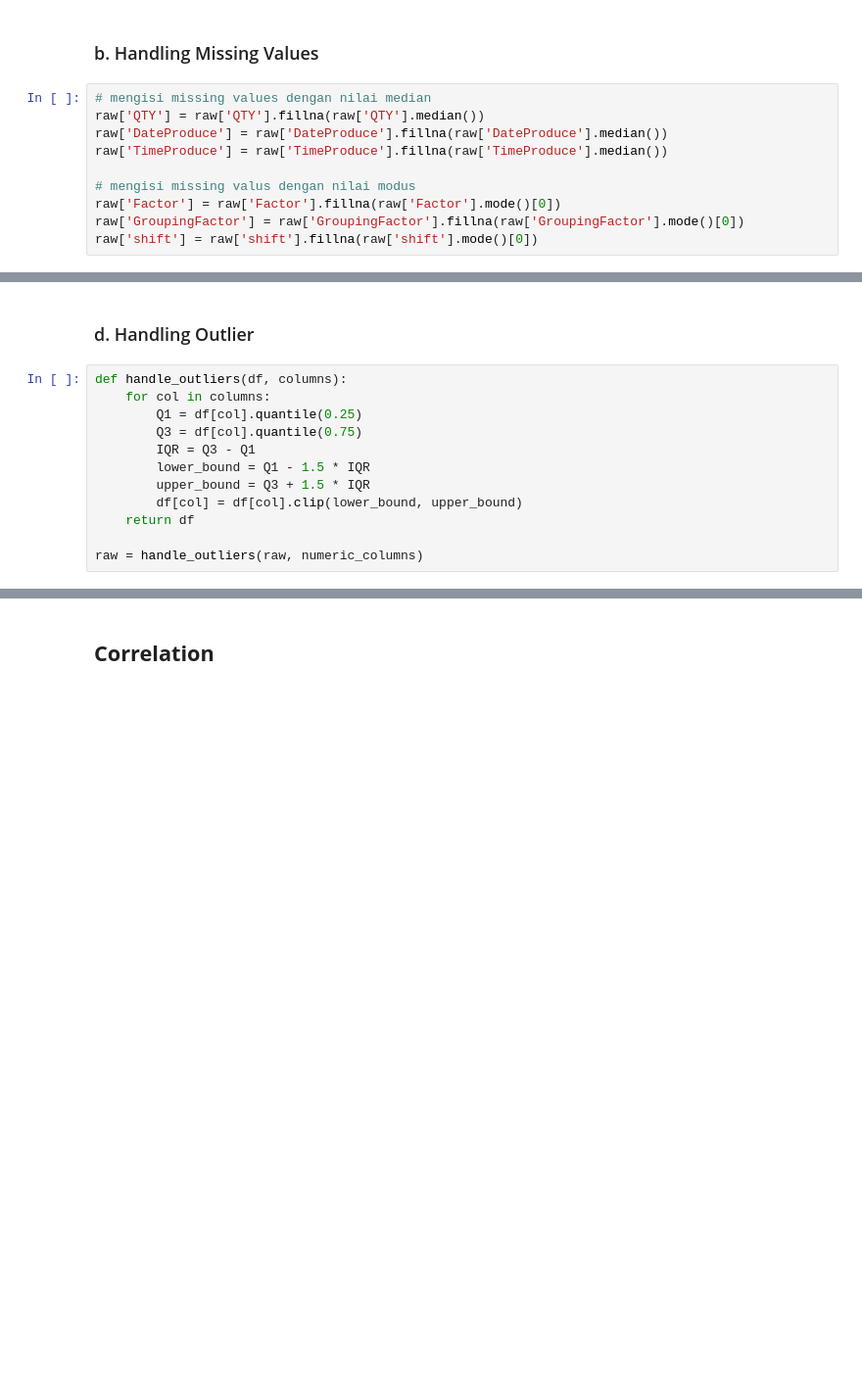
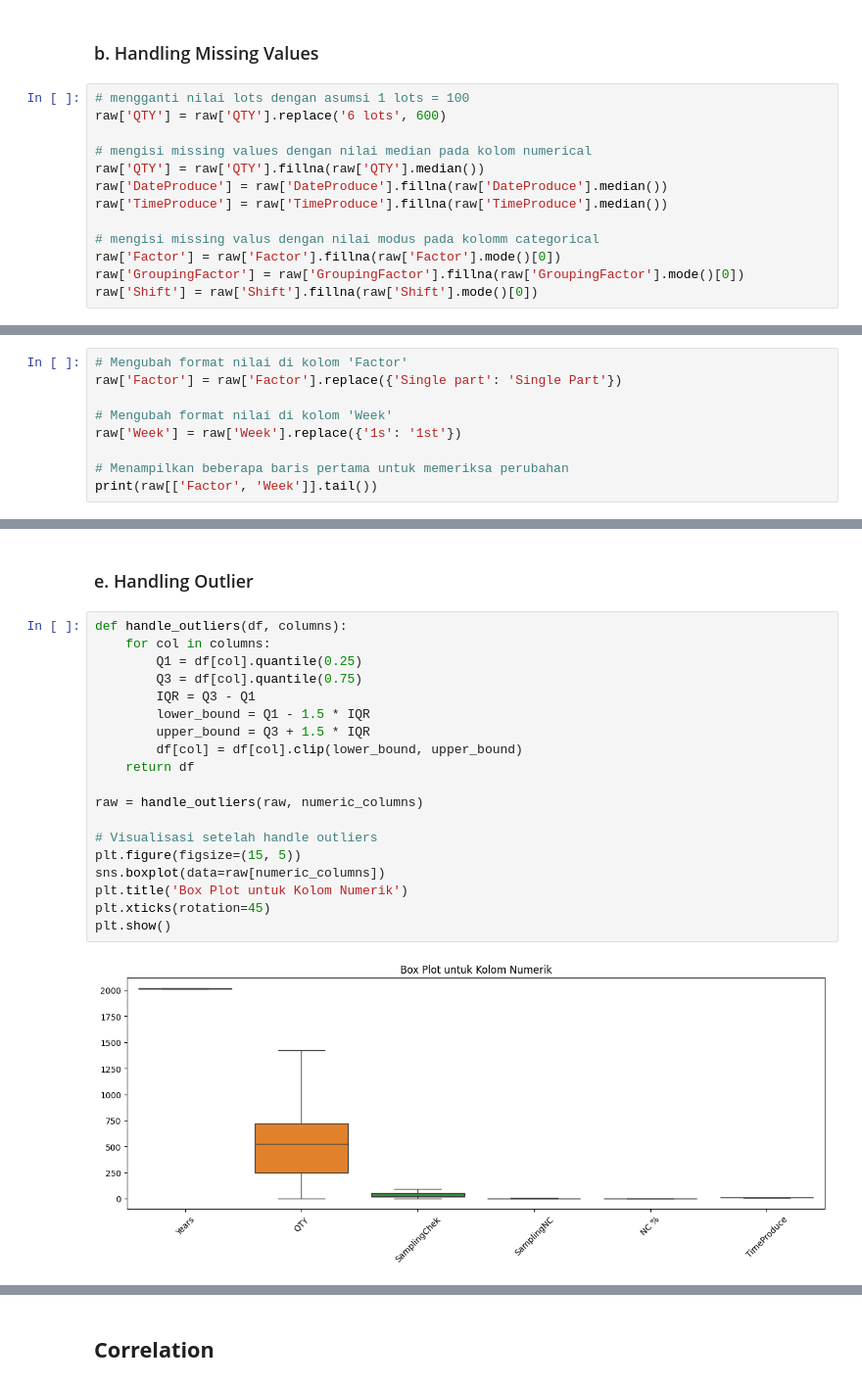
Before and after one commit to beemabee/Factory_Prediction, a Jupyter notebook: src/training.ipynb, the cells around one changed output, grey strips where cells are left out. Shown at 98% size. Drawn from its saved outputs; the diff is of its cells as text; blank space fills up the shorter version.

```diff
--- a/src/training.ipynb
+++ b/src/training.ipynb
@@ -171,12 +207,15 @@ Susunan dataset dapat terlihat diatas, dimana terdapat **21 kolom** dengan jumla
 # %% [markdown]
 ### b. Handling Missing Values
 # %%
-# mengisi missing values dengan nilai median
+# mengganti nilai lots dengan asumsi 1 lots = 100
+raw['QTY'] = raw['QTY'].replace('6 lots', 600)
+
+# mengisi missing values dengan nilai median pada kolom numerical
 raw['QTY'] = raw['QTY'].fillna(raw['QTY'].median())
 raw['DateProduce'] = raw['DateProduce'].fillna(raw['DateProduce'].median())
 raw['TimeProduce'] = raw['TimeProduce'].fillna(raw['TimeProduce'].median())
 
-# mengisi missing valus dengan nilai modus
+# mengisi missing valus dengan nilai modus pada kolomm categorical
 raw['Factor'] = raw['Factor'].fillna(raw['Factor'].mode()[0])
 raw['GroupingFactor'] = raw['GroupingFactor'].fillna(raw['GroupingFactor'].mode()[0])
-raw['shift'] = raw['shift'].fillna(raw['shift'].mode()[0])
+raw['Shift'] = raw['Shift'].fillna(raw['Shift'].mode()[0])
@@ -182,0 +224,9 @@ raw['shift'] = raw['shift'].fillna(raw['shift'].mode()[0])
+# %%
+# Mengubah format nilai di kolom 'Factor'
+raw['Factor'] = raw['Factor'].replace({'Single part': 'Single Part'})
+
+# Mengubah format nilai di kolom 'Week'
+raw['Week'] = raw['Week'].replace({'1s': '1st'})
+
+# Menampilkan beberapa baris pertama untuk memeriksa perubahan
+print(raw[['Factor', 'Week']].tail())
@@ -212,14 +277,23 @@ for col, indices in outliers.items():
 # %% [markdown]
-### d. Handling Outlier
+### e. Handling Outlier
 # %%
 def handle_outliers(df, columns):
     for col in columns:
         Q1 = df[col].quantile(0.25)
         Q3 = df[col].quantile(0.75)
         IQR = Q3 - Q1
         lower_bound = Q1 - 1.5 * IQR
         upper_bound = Q3 + 1.5 * IQR
         df[col] = df[col].clip(lower_bound, upper_bound)
     return df
 
 raw = handle_outliers(raw, numeric_columns)
+
+# Visualisasi setelah handle outliers
+plt.figure(figsize=(15, 5))
+sns.boxplot(data=raw[numeric_columns])
+plt.title('Box Plot untuk Kolom Numerik')
+plt.xticks(rotation=45)
+plt.show()
+# %% [output]
+[figure, added]
```
Also changed, not shown: parts of 32 cells of this notebook, 4 other files.
